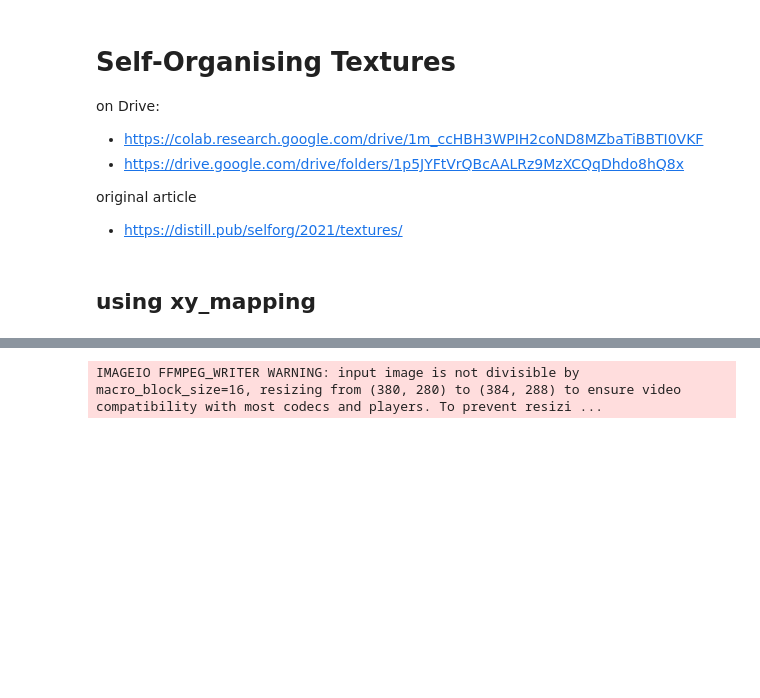
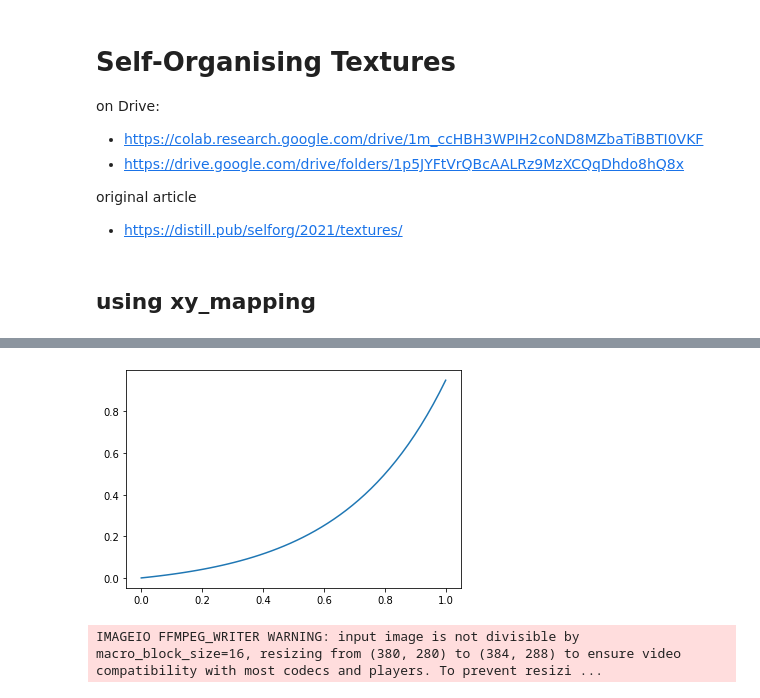
Before and after one commit to nuru-nu/moyo, a Jupyter notebook: notebooks/animations.ipynb, the cells around one changed output, grey strips where cells are left out. Drawn from its saved outputs; the diff is of its cells as text; code cells hidden in the pictures; blank space fills up the shorter version.

```diff
--- a/notebooks/animations.ipynb
+++ b/notebooks/animations.ipynb
@@ -711,3 +722,9 @@ IMAGEIO FFMPEG_WRITER WARNING: input image is not divisible by macro_block_size=
+# %%
+xs = np.linspace(0, 1, 50)
+f = 3
+plt.plot(xs, (np.exp(xs*f) - 1) / np.exp(f));
+# %% [output]
+[figure, added]
 # %%
 d = DisplayS()
 imageio.mimwrite('nca_disp.mp4', [np.asarray(d.draw(led)) for led in leds], fps=20);
```
Also changed, not shown: parts of 2 cells of this notebook.
